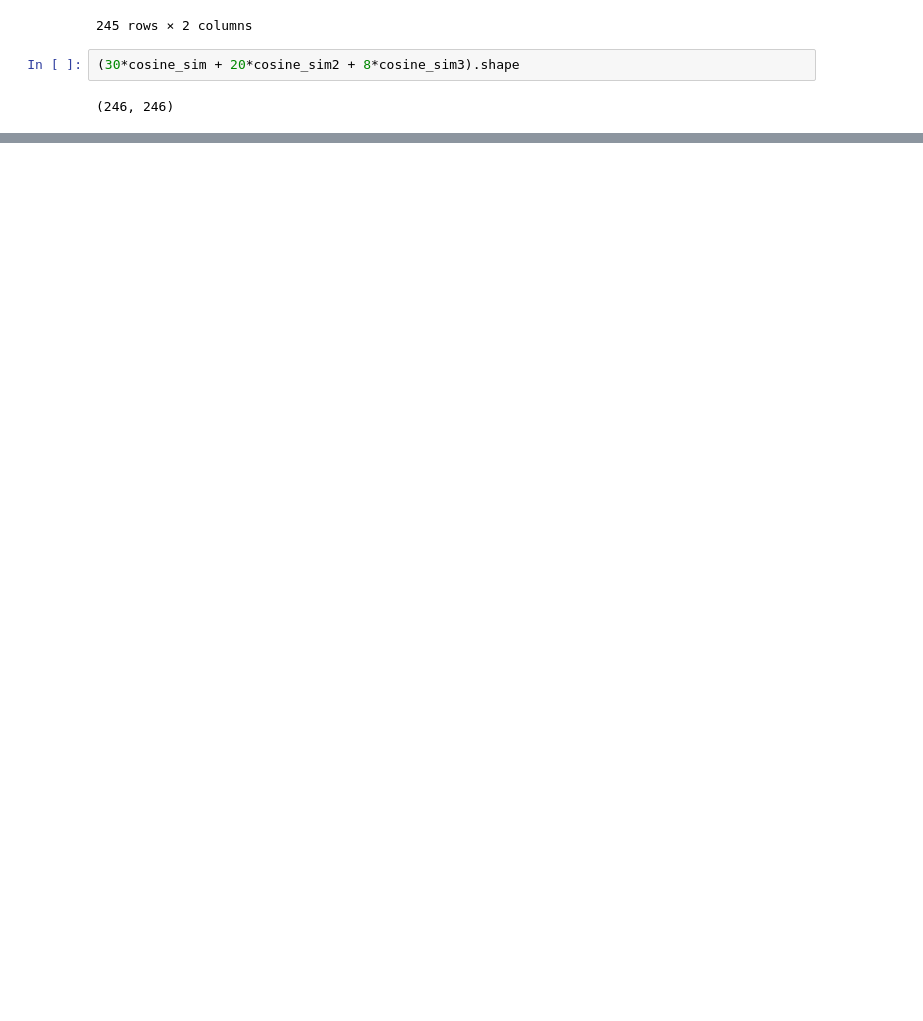
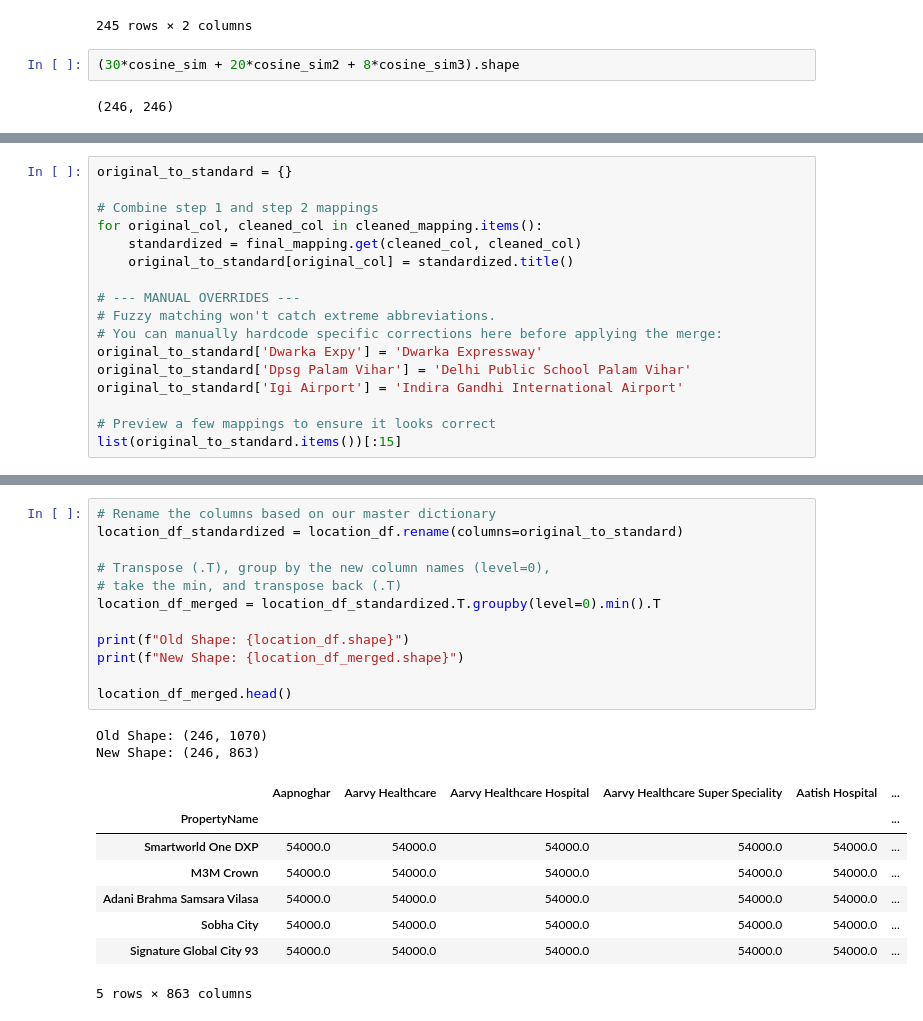
Before and after one commit to sahilshore/real-estate-intelligence, a Jupyter notebook: Data Visualization/recommender-system.ipynb, the cells around one changed output, grey strips where cells are left out. Cells and saved outputs as stored; diff of their text form; blank space fills up the shorter version.

```diff
--- a/Data Visualization/recommender-system.ipynb
+++ b/Data Visualization/recommender-system.ipynb
@@ -707,0 +811,17 @@ recommend_properties_with_scores('Ireo Victory Valley')
+# %%
+original_to_standard = {}
+
+# Combine step 1 and step 2 mappings
+for original_col, cleaned_col in cleaned_mapping.items():
+    standardized = final_mapping.get(cleaned_col, cleaned_col)
+    original_to_standard[original_col] = standardized.title()
+
+# --- MANUAL OVERRIDES ---
+# Fuzzy matching won't catch extreme abbreviations.
+# You can manually hardcode specific corrections here before applying the merge:
+original_to_standard['Dwarka Expy'] = 'Dwarka Expressway'
+original_to_standard['Dpsg Palam Vihar'] = 'Delhi Public School Palam Vihar'
+original_to_standard['Igi Airport'] = 'Indira Gandhi International Airport'
+
+# Preview a few mappings to ensure it looks correct
+list(original_to_standard.items())[:15]
@@ -707,0 +844,23 @@ recommend_properties_with_scores('Ireo Victory Valley')
+# %%
+# Rename the columns based on our master dictionary
+location_df_standardized = location_df.rename(columns=original_to_standard)
+
+# Transpose (.T), group by the new column names (level=0),
+# take the min, and transpose back (.T)
+location_df_merged = location_df_standardized.T.groupby(level=0).min().T
+
+print(f"Old Shape: {location_df.shape}")
+print(f"New Shape: {location_df_merged.shape}")
+
+location_df_merged.head()
+# %% [output]
+Old Shape: (246, 1070)
+New Shape: (246, 863)
+|  | Aapnoghar | Aarvy Healthcare | Aarvy Healthcare Hospital | Aarvy Healthcare Super Speciality | Aatish Hospital | ... |
+| PropertyName |  |  |  |  |  | ... |
+| Smartworld One DXP | 54000.0 | 54000.0 | 54000.0 | 54000.0 | 54000.0 | ... |
+| M3M Crown | 54000.0 | 54000.0 | 54000.0 | 54000.0 | 54000.0 | ... |
+| Adani Brahma Samsara Vilasa | 54000.0 | 54000.0 | 54000.0 | 54000.0 | 54000.0 | ... |
+| Sobha City | 54000.0 | 54000.0 | 54000.0 | 54000.0 | 54000.0 | ... |
+| Signature Global City 93 | 54000.0 | 54000.0 | 54000.0 | 54000.0 | 54000.0 | ... |
+5 rows × 863 columns
```
Also changed, not shown: parts of 16 cells of this notebook, 2 other files.
